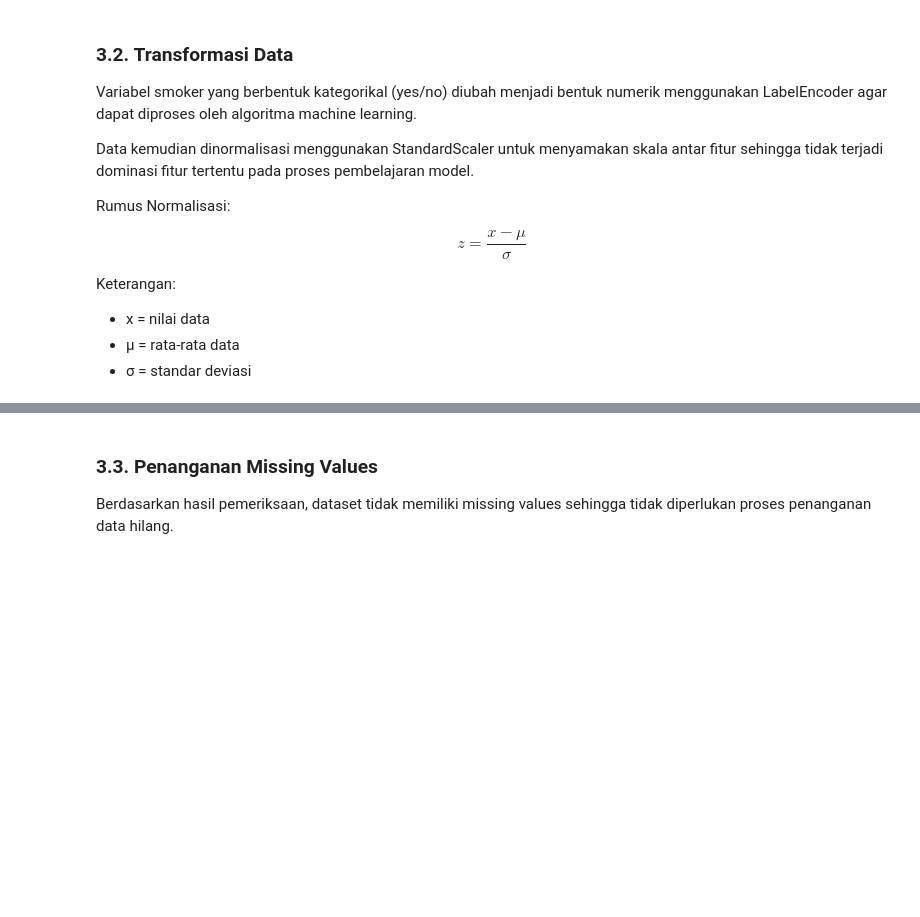
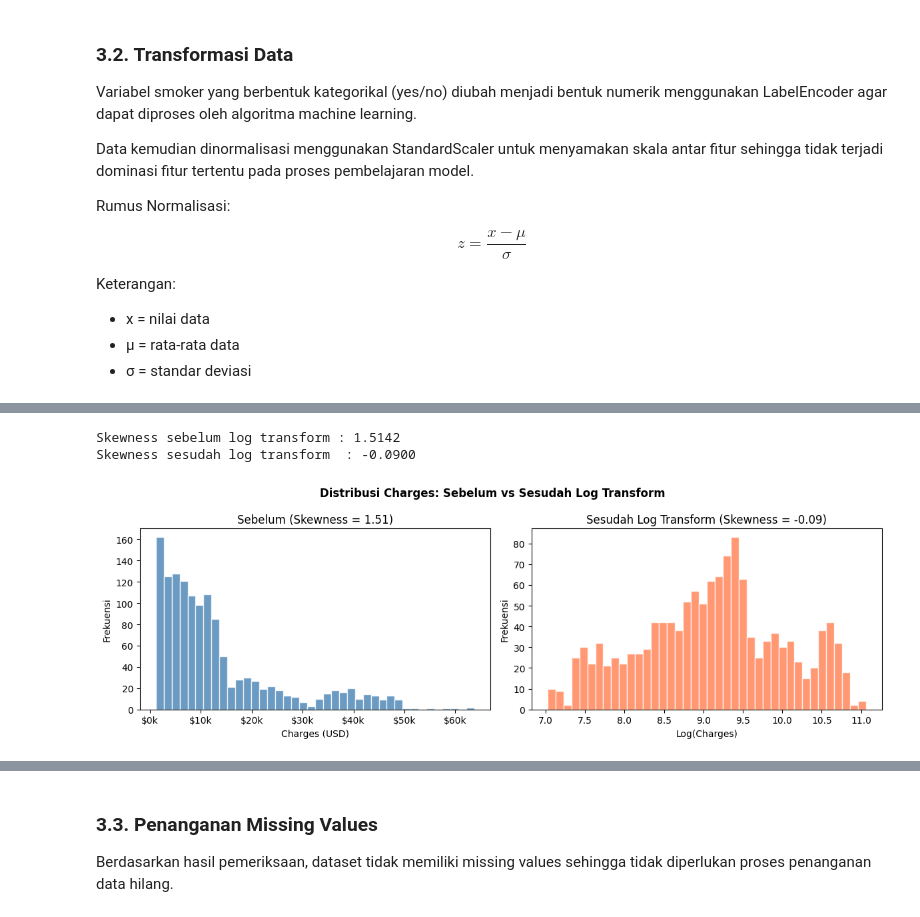
Before and after one commit to flynnight/Tubes-Siscer, a Jupyter notebook: ML_Medical_Insurance_Regresi.ipynb, the cells around one changed output, grey strips where cells are left out. Saved outputs shown, nothing was run; the diff lists cells and outputs as text; code cells hidden in the pictures; blank space fills up the shorter version.

```diff
--- a/ML_Medical_Insurance_Regresi.ipynb
+++ b/ML_Medical_Insurance_Regresi.ipynb
@@ -259,0 +250,29 @@ X_scaled_df.head().round(2)
+# %%
+y_log = np.log(df['charges'])
+
+# Cek skewness sebelum dan sesudah
+from scipy.stats import skew
+print(f"Skewness sebelum log transform : {skew(df['charges']):.4f}")
+print(f"Skewness sesudah log transform  : {skew(y_log):.4f}")
+
+# Visualisasi perbandingan
+fig, axes = plt.subplots(1, 2, figsize=(12, 4))
+fig.suptitle('Distribusi Charges: Sebelum vs Sesudah Log Transform', fontweight='bold')
+
+axes[0].hist(df['charges'], bins=40, color='steelblue', edgecolor='white', alpha=0.8)
+axes[0].set_title(f'Sebelum (Skewness = {skew(df["charges"]):.2f})')
+axes[0].set_xlabel('Charges (USD)')
+axes[0].set_ylabel('Frekuensi')
+axes[0].xaxis.set_major_formatter(mticker.FuncFormatter(lambda x, _: f'${x/1000:.0f}k'))
+
+axes[1].hist(y_log, bins=40, color='coral', edgecolor='white', alpha=0.8)
+axes[1].set_title(f'Sesudah Log Transform (Skewness = {skew(y_log):.2f})')
+axes[1].set_xlabel('Log(Charges)')
+axes[1].set_ylabel('Frekuensi')
+
+plt.tight_layout()
+plt.show()
+# %% [output]
+Skewness sebelum log transform : 1.5142
+Skewness sesudah log transform  : -0.0900
+[figure, added]
```
Also changed, not shown: parts of 35 cells of this notebook.
